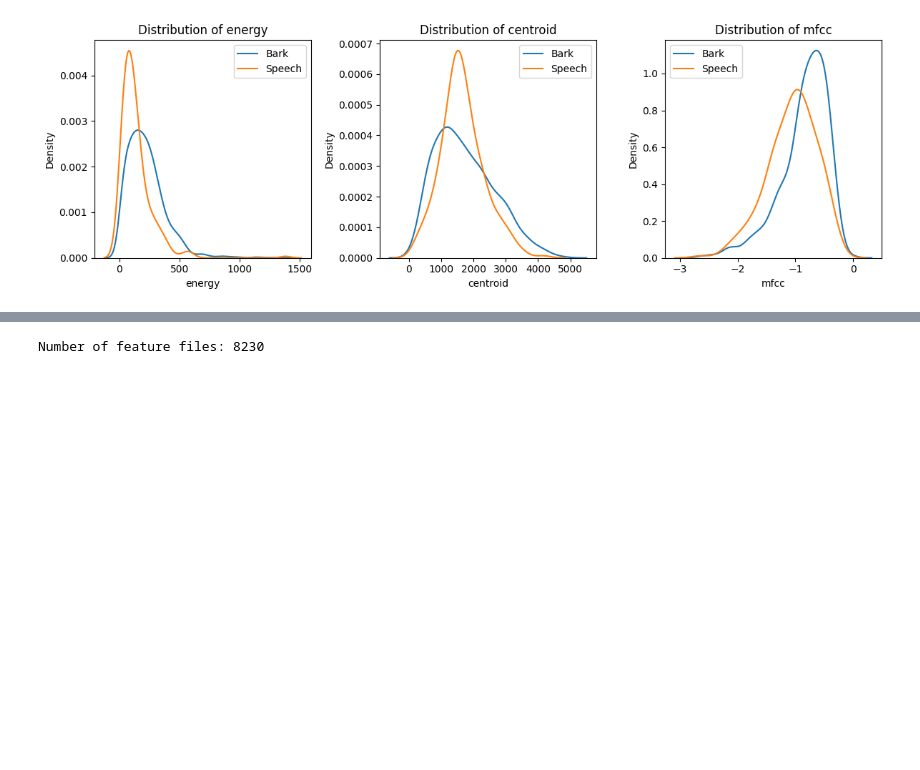
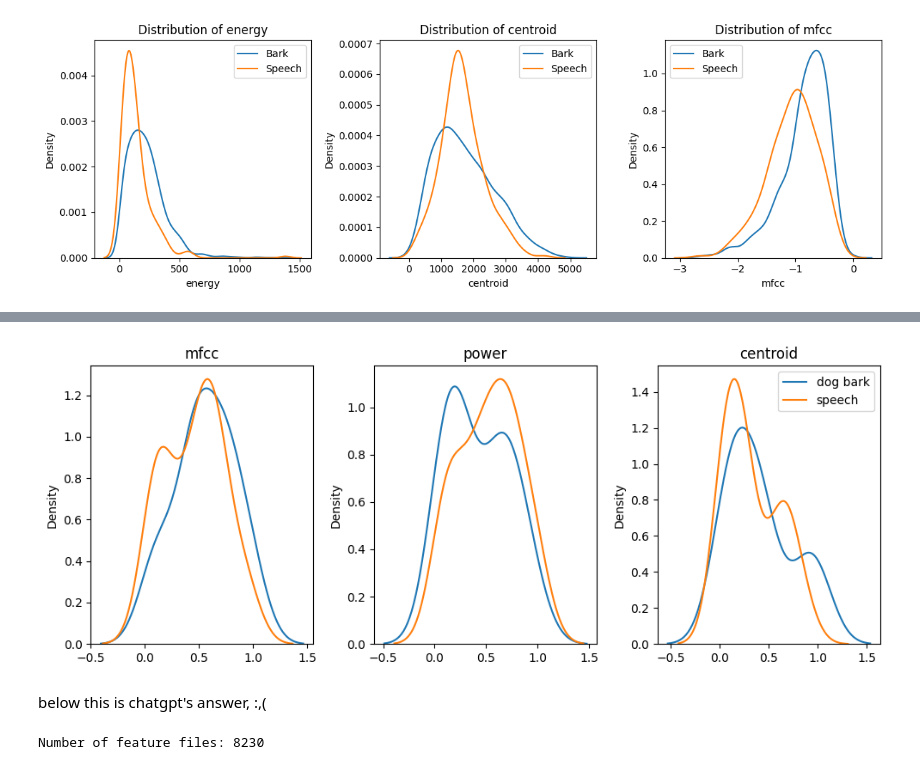
Before and after one commit to 8asic/mlpc2025-sound-event-detection, a Jupyter notebook: T3-Classification/1. Labeling Function.ipynb, the cells around one changed output, grey strips where cells are left out. Cells and saved outputs as stored; diff of their text form; code cells hidden in the pictures; blank space fills up the shorter version.

```diff
--- a/T3-Classification/1. Labeling Function.ipynb
+++ b/T3-Classification/1. Labeling Function.ipynb
@@ -470,3 +522,18 @@ cluster the data with the two features with the highest variance while only labe
+# %%
+# Plot feature distributions for top classes (from 1b's MI analysis)
+plt.figure(figsize=(10, 4))
+for i, feat in enumerate(top_features):
+    plt.subplot(1, 3, i+1)
+    for cls in ['dog bark', 'speech']:  # Example from 1b
+        sns.kdeplot(X[y == cls, i], label=cls)
+    plt.title(feat)
+plt.legend()
+plt.tight_layout()
+plt.show()
+# %% [output]
+[figure, added]
+# %% [markdown]
+below this is chatgpt's answer, :,(
 # %%
 mfcc_features = {}
 
```
Also changed, not shown: parts of 19 cells of this notebook.
